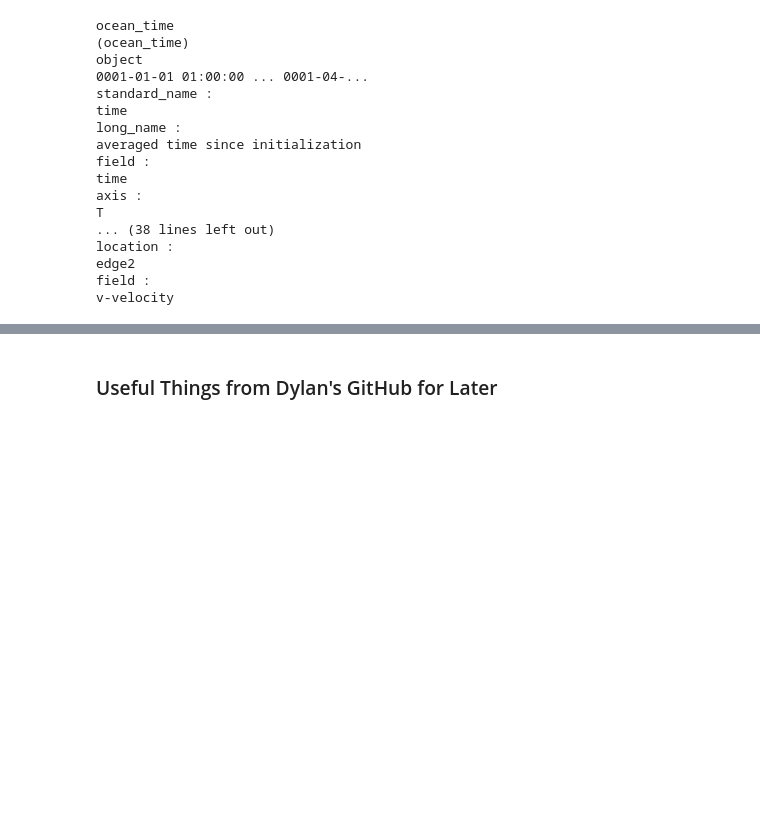
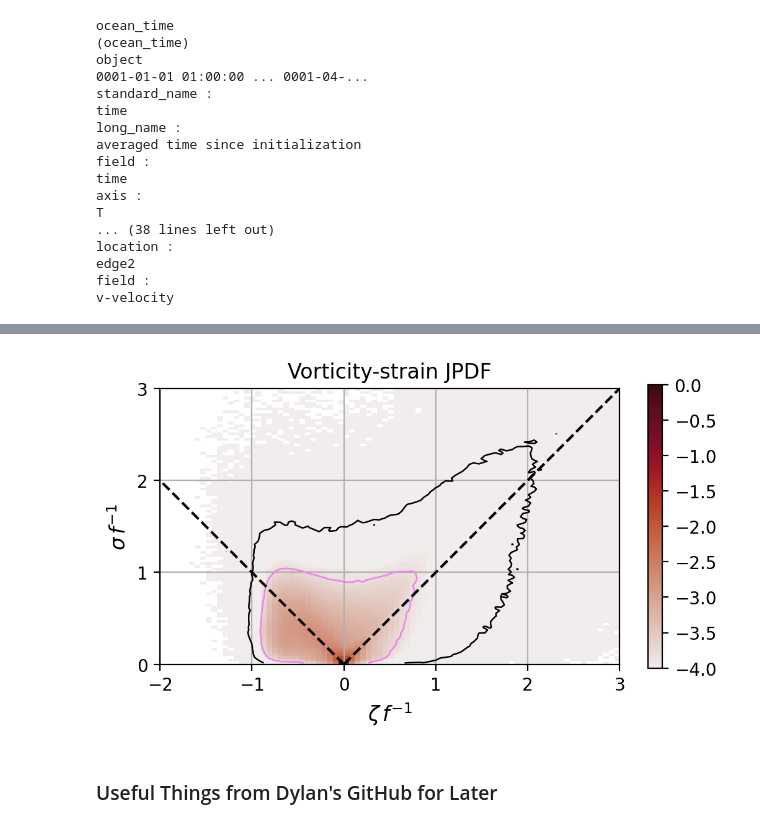
Before and after one commit to bundzis/beaufort_jet, a Jupyter notebook: Scripts/Analysis/plot_vorticity_strain_pdf.ipynb, the cells around one changed output, grey strips where cells are left out. Drawn from its saved outputs; the diff is of its cells as text; code cells hidden in the pictures; blank space fills up the shorter version.

```diff
--- a/Scripts/Analysis/plot_vorticity_strain_pdf.ipynb
+++ b/Scripts/Analysis/plot_vorticity_strain_pdf.ipynb
@@ -523,0 +468,13 @@ ax.set_xlim(-2,3)
+# %%
+# Slice the data we need to this region and load it
+zeta_all_time = ds_ice_u3c4_keps.zeta.isel(ocean_time=time_slice_all, eta_rho=eta_slice,xi_rho=xi_slice).load()
+delta_all_time = ds_ice_u3c4_keps.delta.isel(ocean_time=time_slice_all, eta_rho=eta_slice,xi_rho=xi_slice).load()
+sigma_all_time = ds_ice_u3c4_keps.sigma.isel(ocean_time=time_slice_all, eta_rho=eta_slice,xi_rho=xi_slice).load()
+# %%
+# Calculate the histogram for vorticity-strain
+# (no vertical slicing since looking at surface things)
+# Vorticity-strain PDF
+zeta_sigma_pdf_all_time = histogram(zeta_all_time, sigma_all_time, block_size=zeta_all_time.ocean_time.size,
+                           bins=[zeta_bins, sigma_bins],
+                         density=True).load()
+zeta_sigma_pdf_all_time = zeta_sigma_pdf_all_time/zeta_sigma_pdf_all_time.max()
@@ -523,0 +549,82 @@ ax.set_xlim(-2,3)
+# %%
+# Same as the other plots but showing peak EKE
+# time period and line for 99% for all time
+
+
+# Make the figure
+fig, ax = plt.subplots(1,1,figsize=(5,3),
+                    constrained_layout=True,dpi=200)
+
+# Transpose so that vorticity is the x axis, strain the y axis. Colorbar limits
+# are 1e-4, 1. The result
+c = np.log10(zeta_sigma_pdf_peak_eke.T).plot(vmin=-4,vmax=0,cmap=cmo.amp, add_colorbar=False)
+fig.colorbar(c)
+
+# Add line for 99%
+# -- Peak EKE --
+# Flatten and sort the PDF values
+pdf_vals_peak_eke = zeta_sigma_pdf_peak_eke.T.values.flatten()
+sorted_vals_peak_eke = np.sort(pdf_vals_peak_eke)[::-1]  # descending order
+
+# Cumulative sum and normalize
+cumsum_peak_eke = np.cumsum(sorted_vals_peak_eke)
+cumsum_peak_eke /= cumsum_peak_eke[-1]  # normalize to 1
+
+# Find the value at which 99.9% of the mass is enclosed
+threshold_peak_eke = sorted_vals_peak_eke[np.searchsorted(cumsum_peak_eke, 0.99)]
+
+# Now plot the contour at that threshold
+ax.contour(zeta_sigma_pdf_peak_eke.zeta_bin, zeta_sigma_pdf_peak_eke.sigma_bin, zeta_sigma_pdf_peak_eke.T,
+           levels=[threshold_peak_eke], colors='k', linestyles='-', linewidths=0.9)
+
+# -- All Time --
+# Flatten and sort the PDF values
+pdf_vals_all_time = zeta_sigma_pdf_all_time.T.values.flatten()
+sorted_vals_all_time = np.sort(pdf_vals_all_time)[::-1]  # descending order
+
+# Cumulative sum and normalize
+cumsum_all_time = np.cumsum(sorted_vals_all_time)
+cumsum_all_time /= cumsum_all_time[-1]  # normalize to 1
+
+# Find the value at which 99.9% of the mass is enclosed
+threshold_all_time = sorted_vals_all_time[np.searchsorted(cumsum_all_time, 0.99)]
+
+# Now plot the contour at that threshold
+ax.contour(zeta_sigma_pdf_all_time.zeta_bin, zeta_sigma_pdf_all_time.sigma_bin, zeta_sigma_pdf_all_time.T,
+           levels=[threshold_all_time], colors='violet', linestyles='-', linewidths=0.9)
+
+# Since we are working with a normalized PDF, above isn't the true 99% contour?
+# So we can try recovering the true PDF and calculating the contour from that data.
+# Uncomment this to check that they are close, if not indistinguishable.
+# Rescaled PDF (max = 1)
+rescaled_pdf = zeta_sigma_pdf_peak_eke.T.values
+
+# # Recover a true PDF by renormalizing
+# pdf = rescaled_pdf / np.sum(rescaled_pdf)  # True PDF now
+
+# # Sort and compute cumulative probability
+# sorted_vals = np.sort(pdf.flatten())[::-1]
+# cumsum = np.cumsum(sorted_vals)
+# threshold = sorted_vals[np.searchsorted(cumsum, 0.99)]
+
+# # Plot the 99.9% contour
+# ax.contour(zeta_sigma_pdf.zeta_bin, zeta_sigma_pdf.sigma_bin, pdf,
+#            levels=[threshold], colors='r', linewidths=0.9)
+
+ax.grid(True)
+ax.set_aspect(1.0)
+ax.plot((0, 3), (0, 3), '--k')
+ax.plot((0, -2), (0, 2), '--k')
+# ax.plot((0, 0), (0, 3), '--k')
+# ax.text(-1.7, 0.05, 'eddy', horizontalalignment='left', verticalalignment='bottom')
+# ax.text(1.2, 0.05, 'eddy', horizontalalignment='left', verticalalignment='bottom')
+# ax.text(1.2, 1.4, 'shear', horizontalalignment='left', verticalalignment='bottom', rotation=45)
+# ax.text(-1.7, 1.5, 'shear', horizontalalignment='left', verticalalignment='bottom', rotation=-45)
+# ax.text(-0.2, 2.1, 'strain', horizontalalignment='left', verticalalignment='bottom', rotation=90)
+ax.set_yticks([0, 1, 2, 3])
+ax.set_xlabel(r'$\zeta\,f^{-1}$', fontsize=12)
+ax.set_ylabel(r'$\sigma\,f^{-1}$', fontsize=12)
+# ax.set_title('ROMS')
+ax.set_title(r'Vorticity-strain JPDF')
+ax.set_xlim(-2,3)
+# %% [output]
@@ -524,3 +632,4 @@ ax.set_xlim(-2,3)
+[figure, added]
 # %% [markdown]
 ### Useful Things from Dylan's GitHub for Later
 # %%
```
Also changed, not shown: parts of 12 cells of this notebook.
